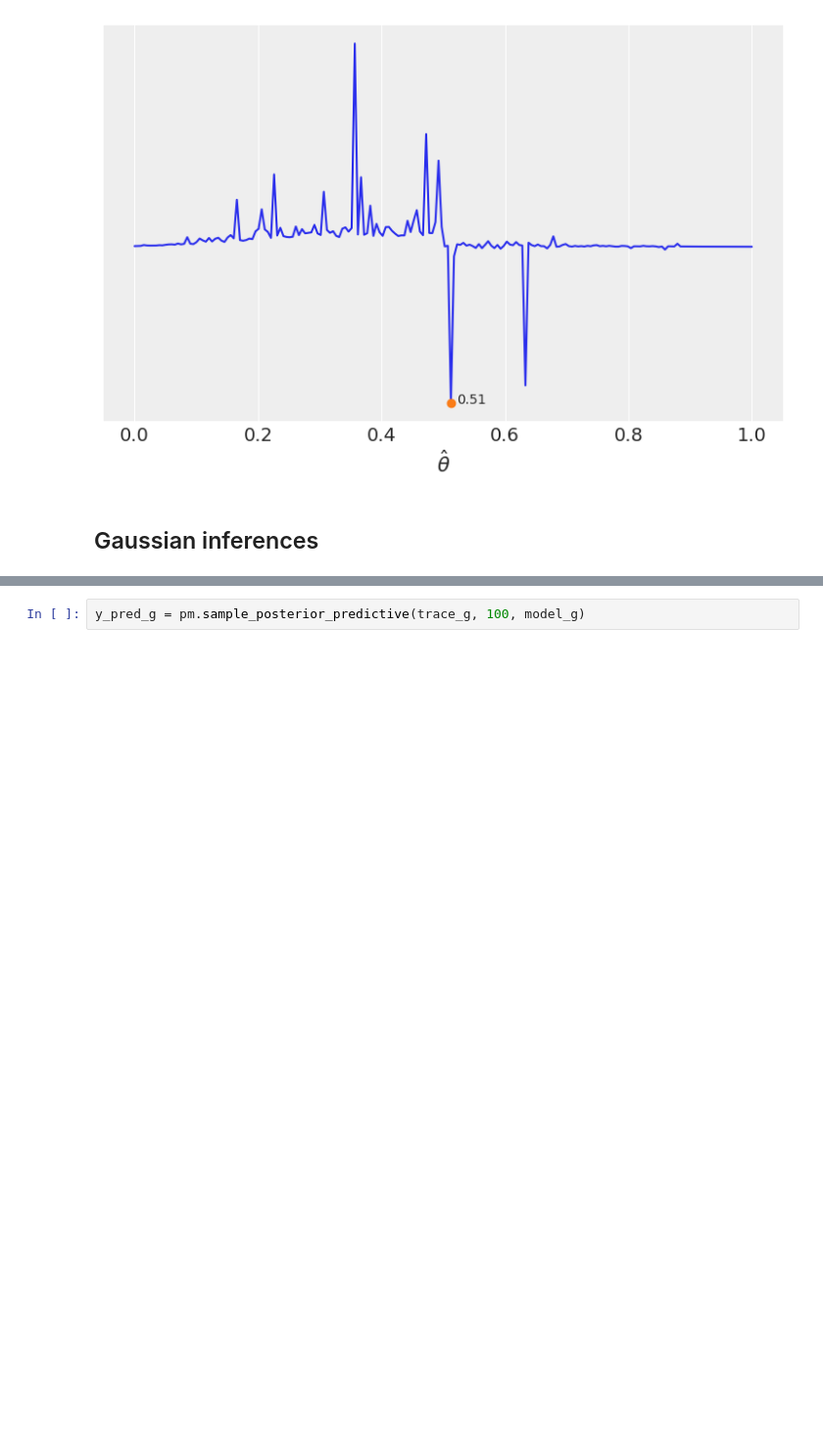
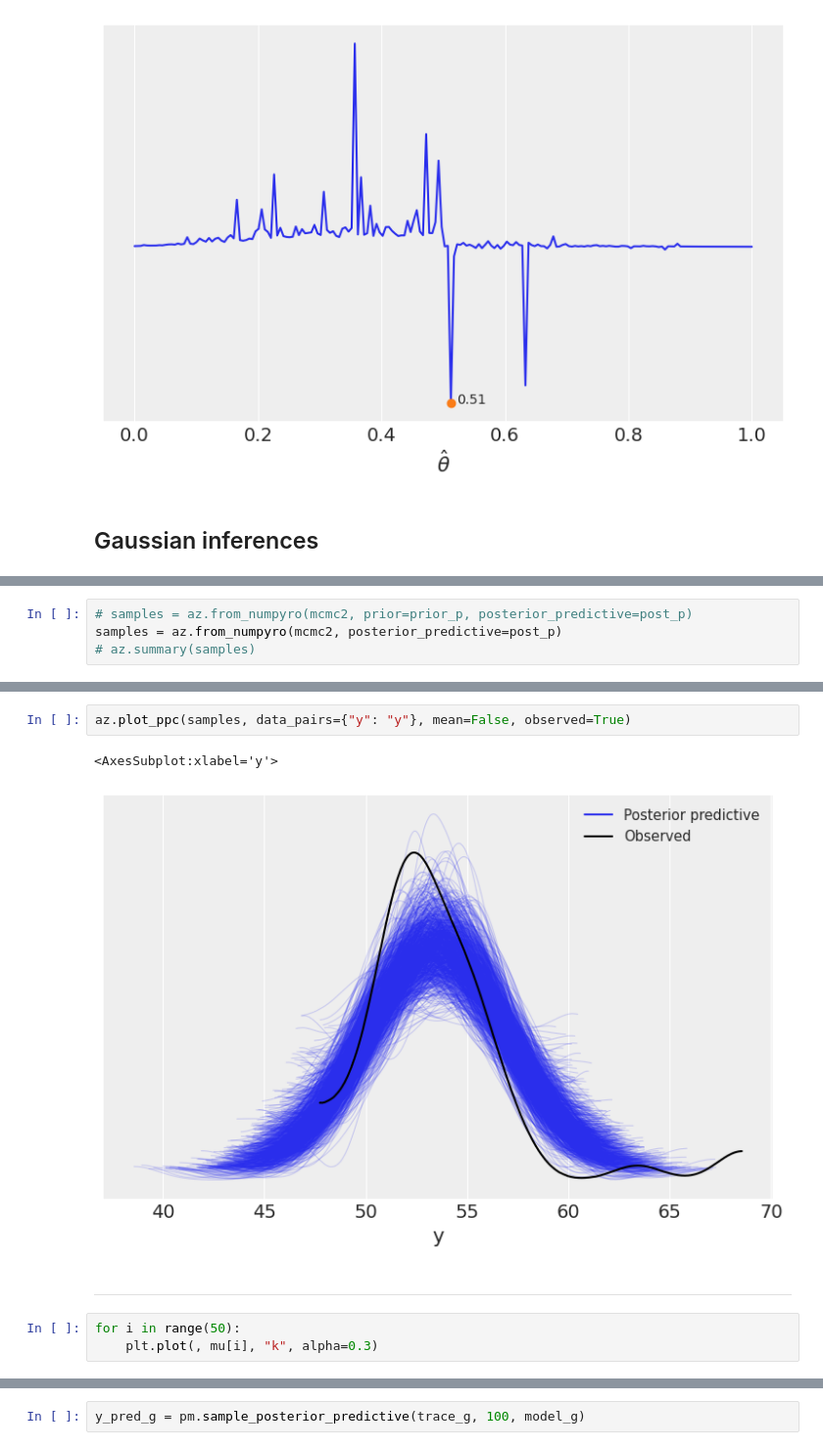
Before and after one commit to tallamjr/bap-numpyro, a Jupyter notebook: notebooks/02-programming-probabilistically.ipynb, the cells around one changed output, grey strips where cells are left out. Shown at 98% size. Saved outputs shown, nothing was run; the diff lists cells and outputs as text; blank space fills up the shorter version.

```diff
--- a/notebooks/02-programming-probabilistically.ipynb
+++ b/notebooks/02-programming-probabilistically.ipynb
@@ -212,0 +233,4 @@ az.summary(mcmc2)
+# %%
+# samples = az.from_numpyro(mcmc2, prior=prior_p, posterior_predictive=post_p)
+samples = az.from_numpyro(mcmc2, posterior_predictive=post_p)
+# az.summary(samples)
@@ -212,0 +251,10 @@ az.summary(mcmc2)
+# %%
+az.plot_ppc(samples, data_pairs={"y": "y"}, mean=False, observed=True)
+# %% [output]
+<AxesSubplot:xlabel='y'>
+[figure, added]
+# %% [markdown]
+---
+# %%
+for i in range(50):
+    plt.plot(, mu[i], "k", alpha=0.3)
```
Also changed, not shown: parts of 47 cells of this notebook.
